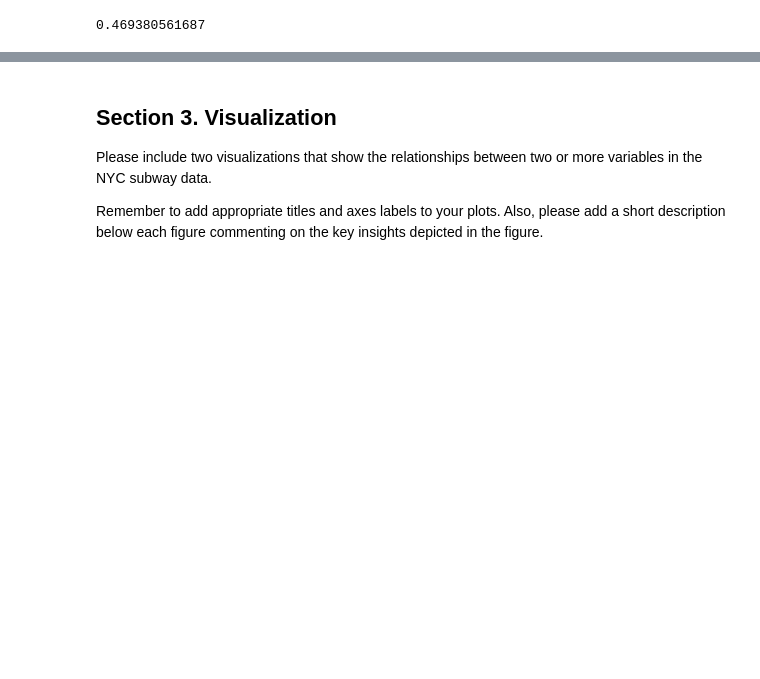
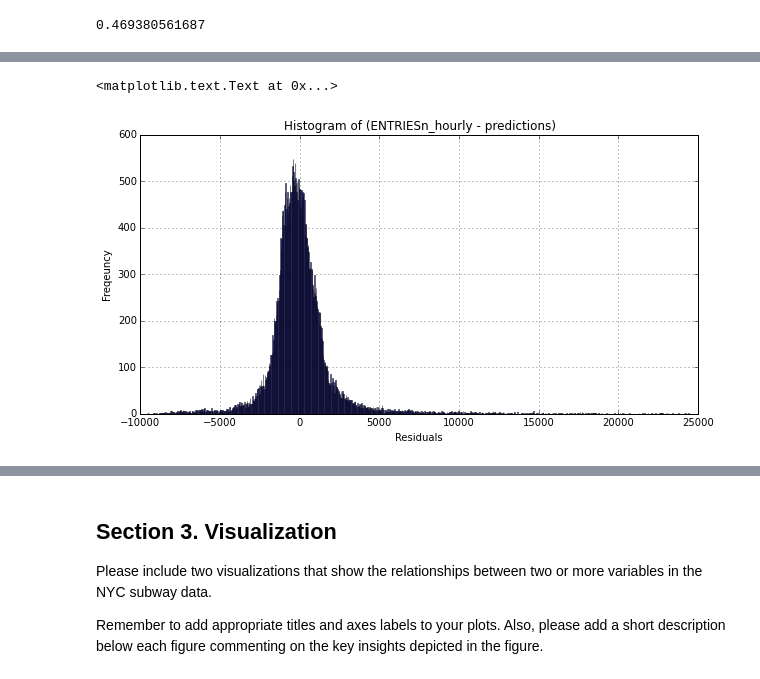
Before and after one commit to craignicholson/P2-1, a Jupyter notebook: Data_Analyst_ND_Project2.ipynb, the cells around one changed output, grey strips where cells are left out. Saved outputs shown, nothing was run; the diff lists cells and outputs as text; code cells hidden in the pictures; blank space fills up the shorter version.

```diff
--- a/Data_Analyst_ND_Project2.ipynb
+++ b/Data_Analyst_ND_Project2.ipynb
@@ -543,0 +577,10 @@ No.  OLS
+# %%
+residuals = df['ENTRIESn_hourly'] - predictions
+plt.figure()
+residuals.hist(bins=1000,alpha=0.5)
+plt.title(r'Histogram of (ENTRIESn_hourly - predictions)')
+plt.xlabel('Residuals')
+plt.ylabel('Freqeuncy')
+# %% [output]
+<matplotlib.text.Text at 0x...>
+[figure, added]
```
Also changed, not shown: parts of 31 cells of this notebook.
